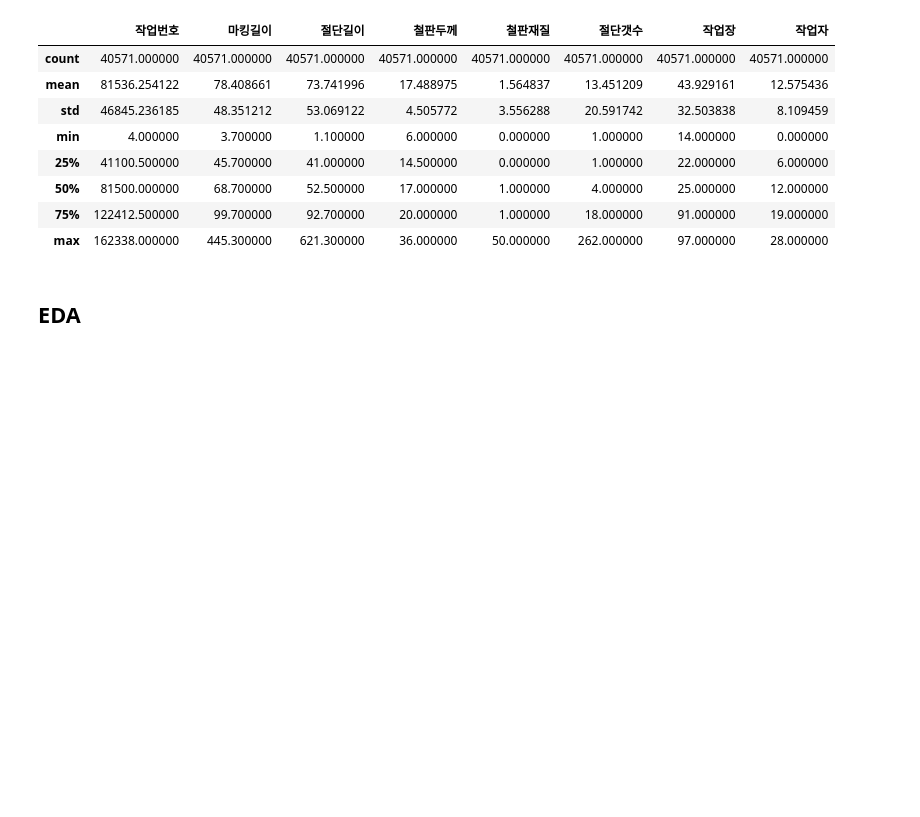
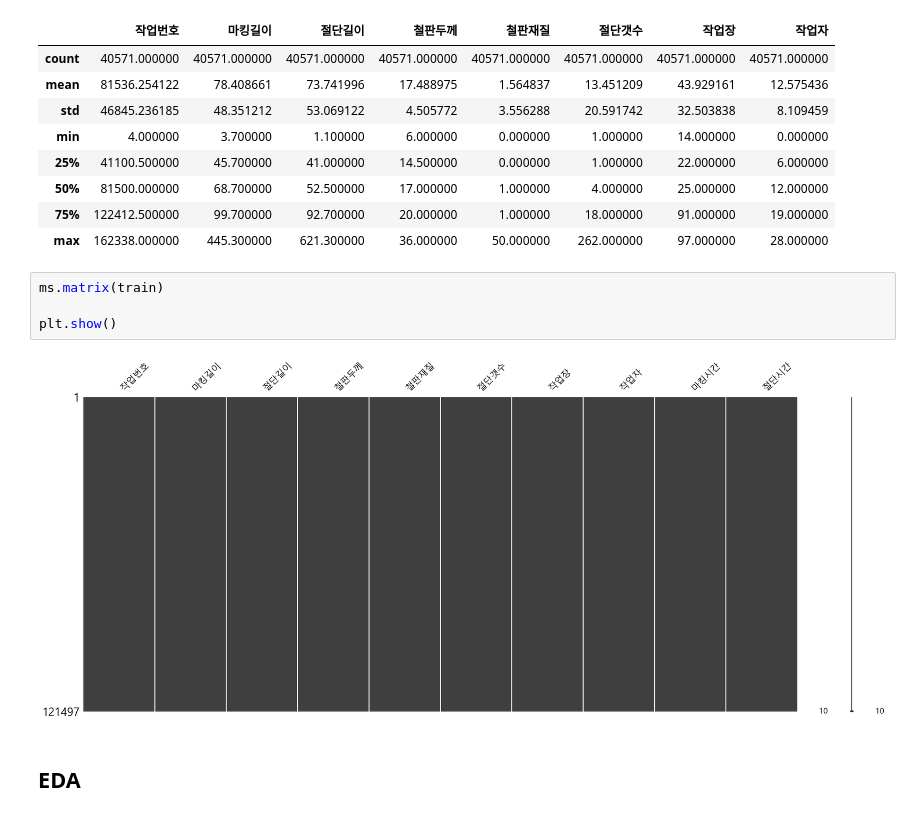
Before and after one commit to dlwls22/Hyundai_DT, a Jupyter notebook: CNC.ipynb, the cells around one changed output. Cells and saved outputs as stored; diff of their text form; blank space fills up the shorter version.

```diff
--- a/CNC.ipynb
+++ b/CNC.ipynb
@@ -160,6 +175,12 @@ display(test.describe())
 | 50% | 81500.000000 | 68.700000 | 52.500000 | 17.000000 | 1.000000 | 4.000000 | 25.000000 | 12.000000 |
 | 75% | 122412.500000 | 99.700000 | 92.700000 | 20.000000 | 1.000000 | 18.000000 | 91.000000 | 19.000000 |
 | max | 162338.000000 | 445.300000 | 621.300000 | 36.000000 | 50.000000 | 262.000000 | 97.000000 | 28.000000 |
+# %%
+ms.matrix(train)
+
+plt.show()
+# %% [output]
+[figure, added]
 # %% [markdown]
 ## EDA
 # %%
```
Also changed, not shown: parts of 21 cells of this notebook.
